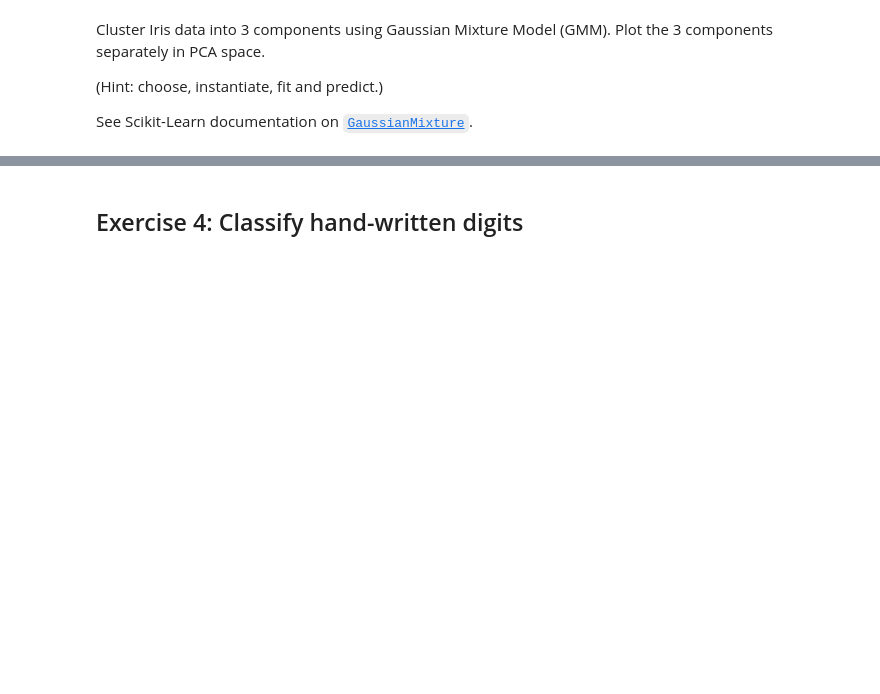
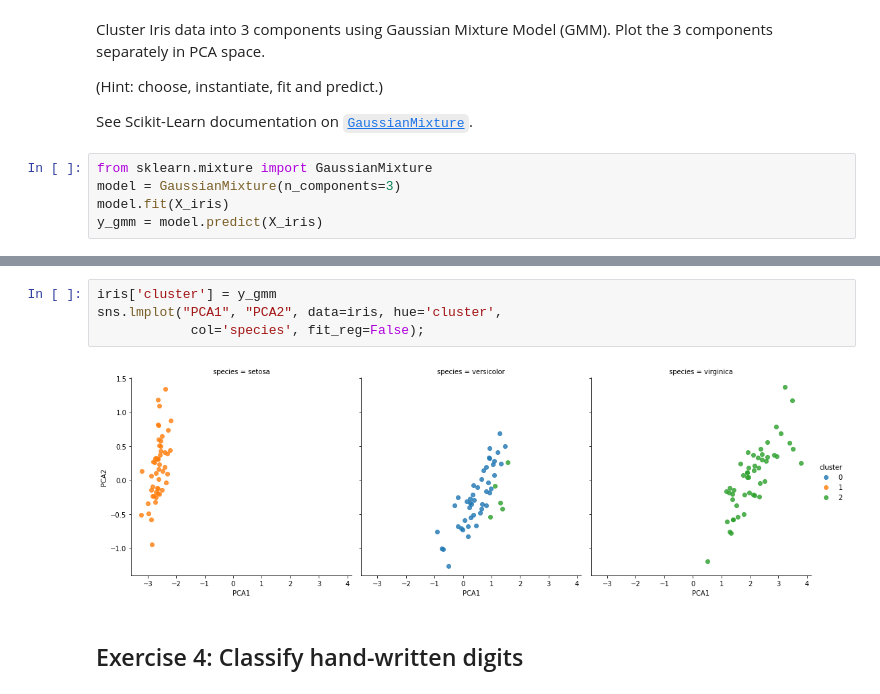
Before and after one commit to zwei21/MLBDM, a Jupyter notebook: Exercises/Lecture03_Scikit-Learn_Exercises_no_solutions.ipynb, the cells around one changed output, grey strips where cells are left out. Cells and saved outputs as stored; diff of their text form; blank space fills up the shorter version.

```diff
--- a/Exercises/Lecture03_Scikit-Learn_Exercises_no_solutions.ipynb
+++ b/Exercises/Lecture03_Scikit-Learn_Exercises_no_solutions.ipynb
@@ -75,3 +144,8 @@ Cluster Iris data into 3 components using Gaussian Mixture Model (GMM).  Plot th
 (Hint: choose, instantiate, fit and predict.)
 
 See Scikit-Learn documentation on [`GaussianMixture`](http://scikit-learn.org/stable/modules/generated/sklearn.mixture.GaussianMixture.html).
+# %%
+from sklearn.mixture import GaussianMixture
+model = GaussianMixture(n_components=3)
+model.fit(X_iris)
+y_gmm = model.predict(X_iris)
@@ -78,3 +161,9 @@ See Scikit-Learn documentation on [`GaussianMixture`](http://scikit-learn.org/st
+# %%
+iris['cluster'] = y_gmm
+sns.lmplot("PCA1", "PCA2", data=iris, hue='cluster',
+            col='species', fit_reg=False);
+# %% [output]
+[figure, added]
 # %% [markdown]
 ## Exercise 4: Classify hand-written digits
 # %% [markdown]
```
Also changed, not shown: parts of 21 cells of this notebook, 3 other files.
